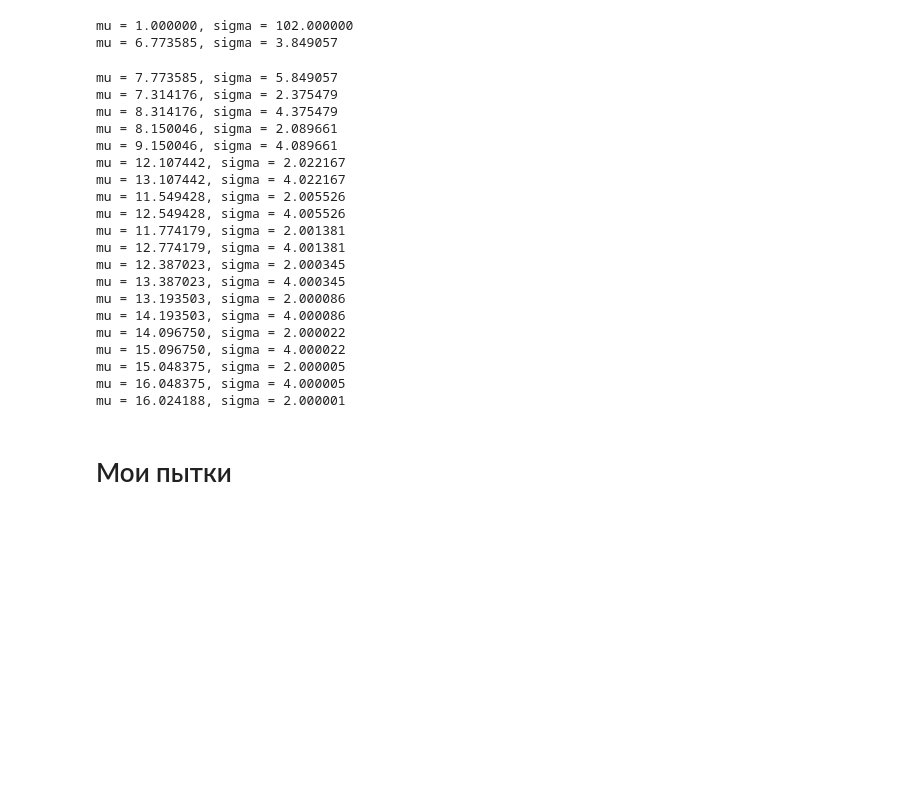
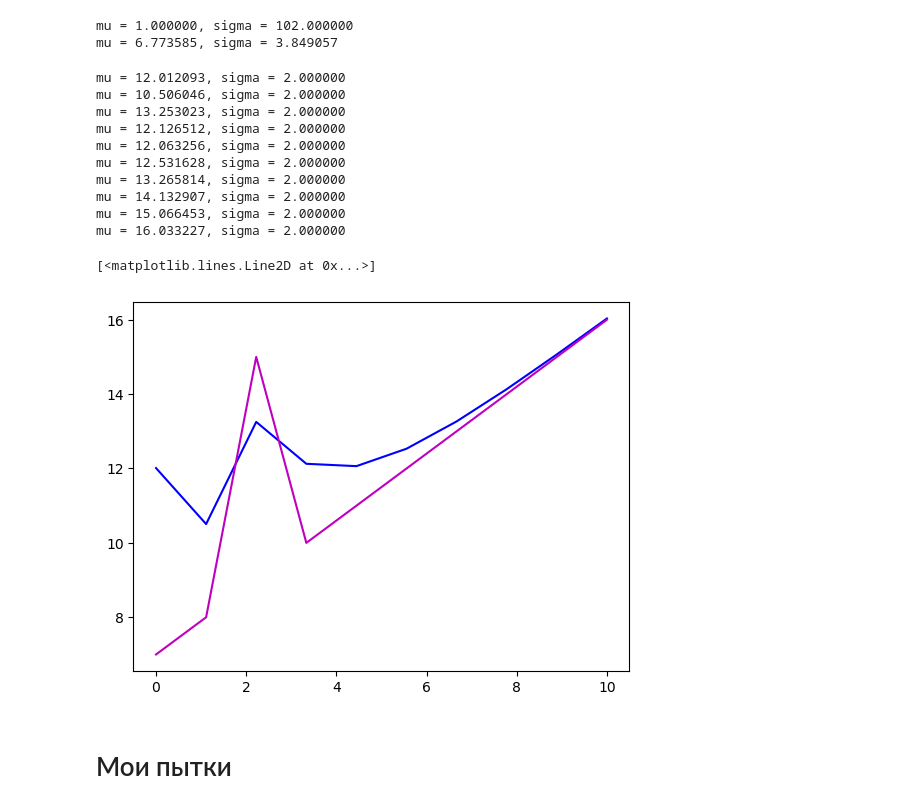
Before and after one commit to 1mm0rTaLzzz/SNAR_HW3_Kalman, a Jupyter notebook: SNAR_Kalman.ipynb, the cells around one changed output. Drawn from its saved outputs; the diff is of its cells as text; code cells hidden in the pictures; blank space fills up the shorter version.

```diff
--- a/SNAR_Kalman.ipynb
+++ b/SNAR_Kalman.ipynb
@@ -74,32 +74,31 @@ t += 1
 mu = 1.000000, sigma = 102.000000
 mu = 6.773585, sigma = 3.849057
 # %%
+mu_var = np.array([])
+time = np.linspace(0, len(measurements), len(measurements))
+
 for t in range(len(measurements)):
     mu, sigma = predict(mu, sigma, motions[t], motion_sigma)
-    print(f'{mu = :3f}, {sigma = :3f}', flush=True)
+    # print(f'{mu = :3f}, {sigma = :3f}', flush=True)
     mu, sigma = update(mu, sigma, measurements[t], measurements_sigma)
     print(f'{mu = :3f}, {sigma = :3f}', flush=True)
+    mu_var = np.append(mu_var, mu)
+
+plt.plot(time, mu_var, 'b')
+plt.plot(time, measurements, 'm')
 # %% [output]
-mu = 7.773585, sigma = 5.849057
-mu = 7.314176, sigma = 2.375479
-mu = 8.314176, sigma = 4.375479
-mu = 8.150046, sigma = 2.089661
-mu = 9.150046, sigma = 4.089661
-mu = 12.107442, sigma = 2.022167
-mu = 13.107442, sigma = 4.022167
-mu = 11.549428, sigma = 2.005526
-mu = 12.549428, sigma = 4.005526
-mu = 11.774179, sigma = 2.001381
-mu = 12.774179, sigma = 4.001381
-mu = 12.387023, sigma = 2.000345
-mu = 13.387023, sigma = 4.000345
-mu = 13.193503, sigma = 2.000086
-mu = 14.193503, sigma = 4.000086
-mu = 14.096750, sigma = 2.000022
-mu = 15.096750, sigma = 4.000022
-mu = 15.048375, sigma = 2.000005
-mu = 16.048375, sigma = 4.000005
-mu = 16.024188, sigma = 2.000001
+mu = 12.012093, sigma = 2.000000
+mu = 10.506046, sigma = 2.000000
+mu = 13.253023, sigma = 2.000000
+mu = 12.126512, sigma = 2.000000
+mu = 12.063256, sigma = 2.000000
+mu = 12.531628, sigma = 2.000000
+mu = 13.265814, sigma = 2.000000
+mu = 14.132907, sigma = 2.000000
+mu = 15.066453, sigma = 2.000000
+mu = 16.033227, sigma = 2.000000
+[<matplotlib.lines.Line2D at 0x...>]
+[figure, added]
 # %% [markdown]
 # Мои пытки
 # %%
```
Also changed, not shown: parts of 9 cells of this notebook.
